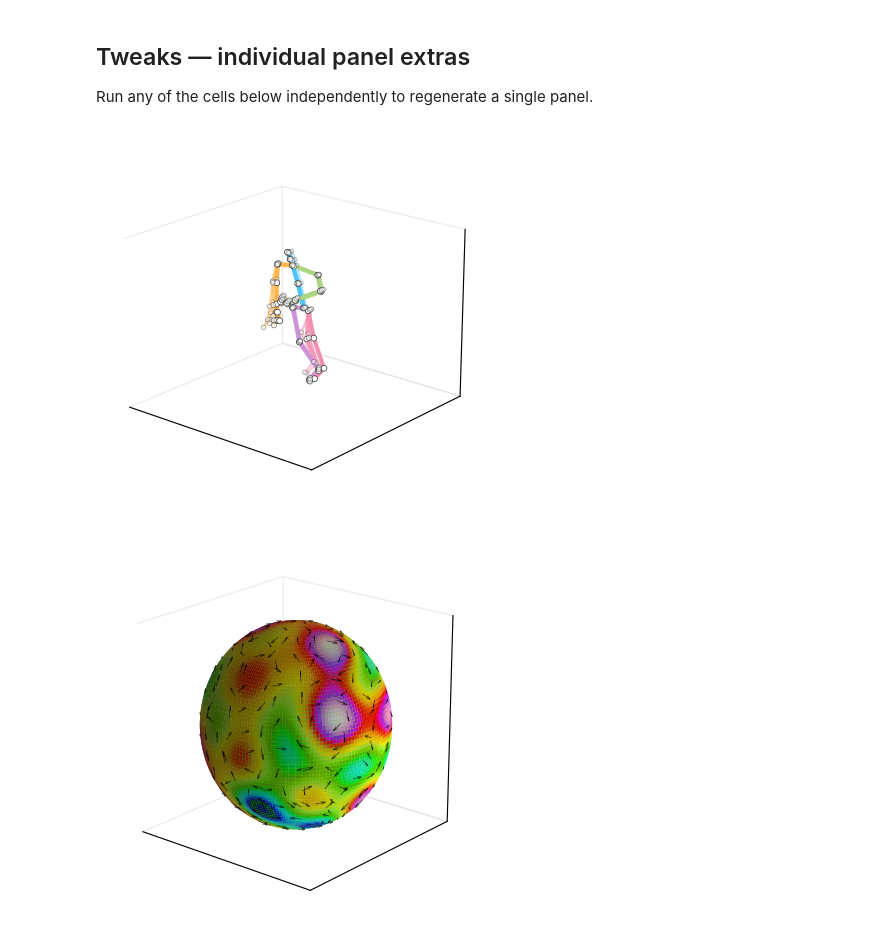
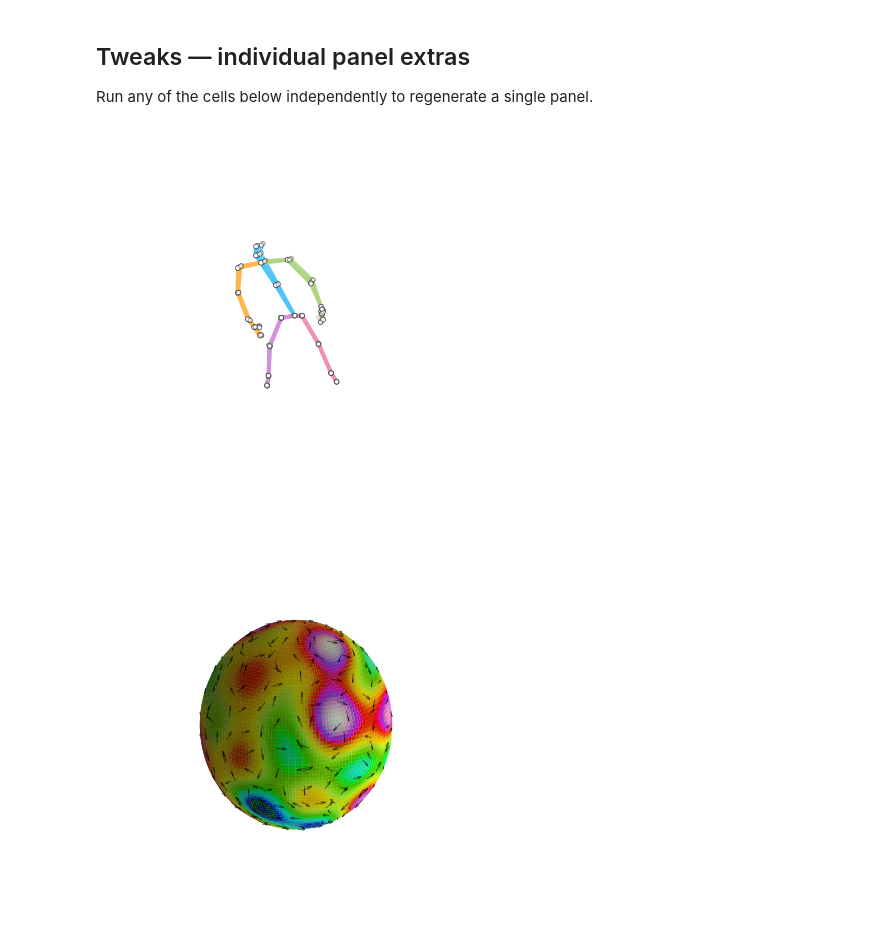
Before and after one commit to dani2442/rkhs-mixture-models, a Jupyter notebook: examples/paper_data_figure.ipynb, the cells around one changed output. Cells and saved outputs as stored; diff of their text form; code cells hidden in the pictures.

```diff
--- a/examples/paper_data_figure.ipynb
+++ b/examples/paper_data_figure.ipynb
@@ -47,15 +47,22 @@ FIG_DIR = os.path.join(project_root, "paper", "images")
 os.makedirs(FIG_DIR, exist_ok=True)
 
 # ── shared style helpers ──────────────────────────────────────────────────────
+SHOW_3D_FRAME = False   # set False to hide the grey background box on 3-D plots
+
 def clean_3d(ax, *, hide_grid=True):
     """Remove tick labels and optionally the grid from a 3-D axis."""
     ax.set_xticks([]); ax.set_yticks([]); ax.set_zticks([])
     ax.set_xlabel(""); ax.set_ylabel(""); ax.set_zlabel("")
     if hide_grid:
         ax.grid(False)
+    edge_color = "#dddddd" if SHOW_3D_FRAME else "none"
     for pane in (ax.xaxis.pane, ax.yaxis.pane, ax.zaxis.pane):
         pane.fill = False
-        pane.set_edgecolor("#dddddd")
+        pane.set_edgecolor(edge_color)
+    if not SHOW_3D_FRAME:
+        ax.xaxis.line.set_color("none")
+        ax.yaxis.line.set_color("none")
+        ax.zaxis.line.set_color("none")
 
 
 def set_equal_3d(ax, pts):
@@ -469,22 +518,29 @@ Saved → /home/dani/projects/mixture/paper/images/data_overview.pdf
 
 Run any of the cells below independently to regenerate a single panel.
 # %%
+ntu_frames = parse_skeleton_file(NTU_FILES[98])
+ntu_traj   = resample_trajectory(skeleton_to_trajectory(ntu_frames), GRID_NTU)
+ntu_joints = trajectory_to_joints(ntu_traj)  # (GRID_NTU, 25, 3)
+
+# hip_mean       = ntu_joints[:, 0, :].mean(axis=0)          # (3,)
+# joints_display = ntu_joints - hip_mean[None, None, :]       # (GRID_NTU, 25, 3)
+
 # ── standalone NTU panel ─────────────────────────────────────────────────────
 fig_ntu, ax_ntu = plt.subplots(1, 1, figsize=(4, 4), subplot_kw={"projection": "3d"})
 snaps_ = np.linspace(0, GRID_NTU - 1, 6, dtype=int)
 for si, fidx in enumerate(snaps_):
     t_frac = si / max(len(snaps_) - 1, 1)
     plot_skeleton_frame(ax_ntu, joints_display[fidx],
                         alpha=0.2 + 0.8 * t_frac,
                         linewidth=1.0 + 2.0 * t_frac,
-                        joint_size=6 + 12 * t_frac)
+                        joint_size=6 + 6 * t_frac)
 set_equal_3d(ax_ntu, joints_display.reshape(-1, 3))
 clean_3d(ax_ntu)
 ax_ntu.view_init(elev=20, azim=-50)
 plt.tight_layout()
 plt.show()
 # %% [output]
-[figure, old version]
+[figure, new version]
 # %%
 # ── standalone S^2 field panel ───────────────────────────────────────────────
 fig_s2, ax_s2 = plt.subplots(1, 1, figsize=(4, 4), subplot_kw={"projection": "3d"})
@@ -500,4 +556,4 @@ ax_s2.view_init(elev=20, azim=-50)
 plt.tight_layout()
 plt.show()
 # %% [output]
-[figure, old version]
+[figure, new version]
```
Also changed, not shown: parts of 5 cells of this notebook.
